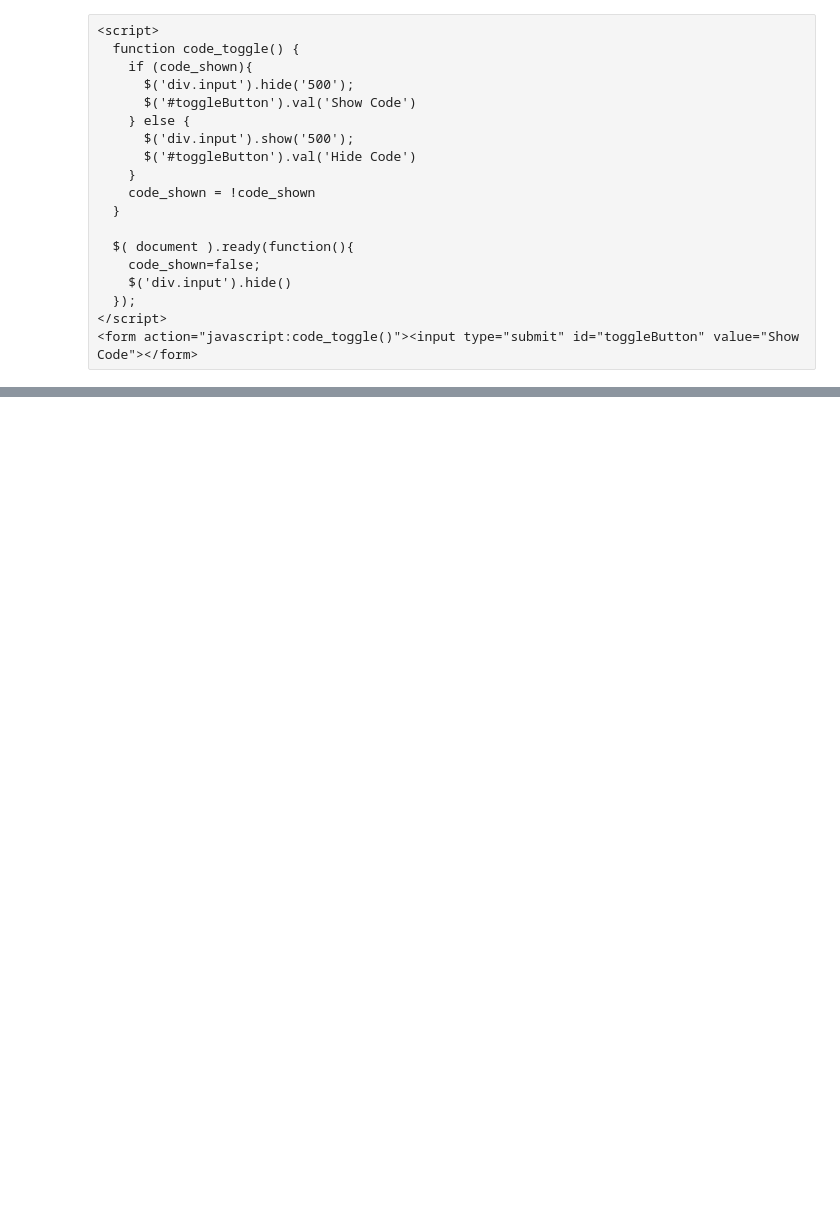
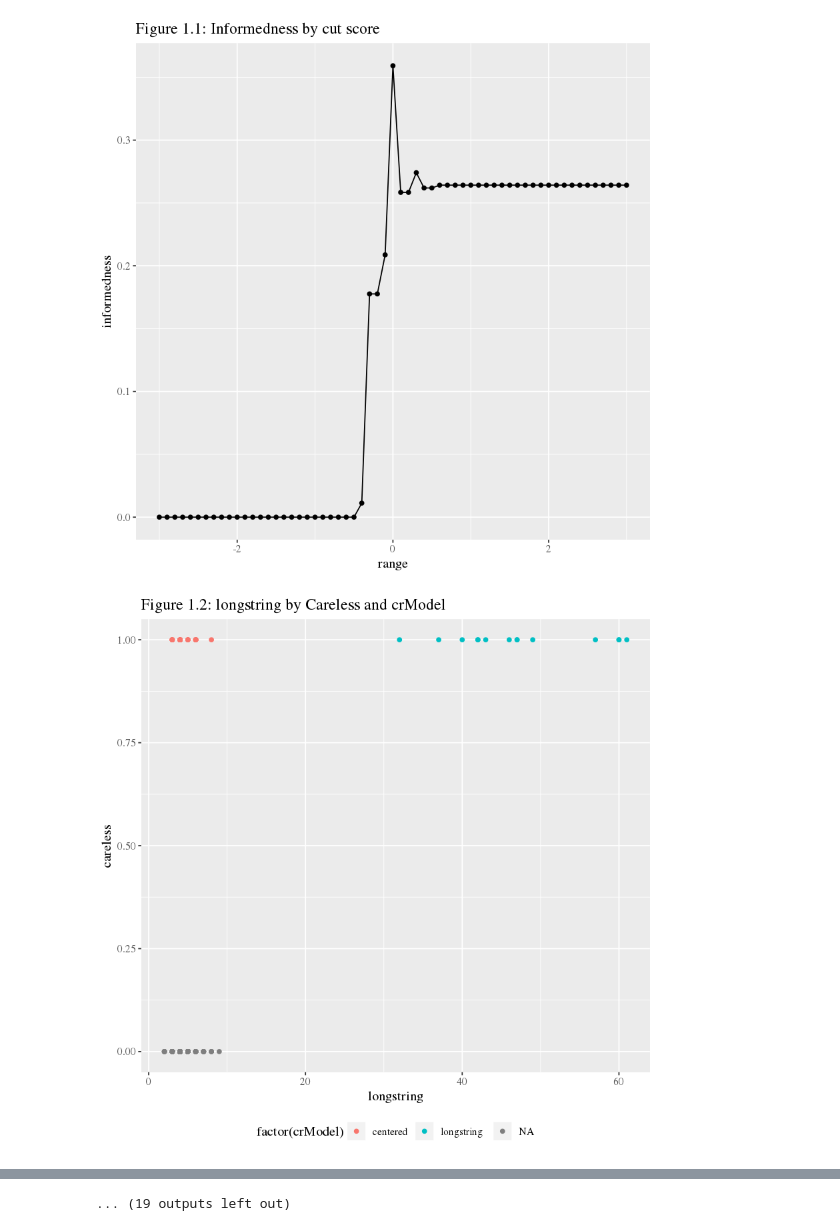
Before and after one commit to ryentes/dissertation, a Jupyter notebook: rdydiss-rq1.ipynb, the cells around one changed output, grey strips where cells are left out. Drawn from its saved outputs; the diff is of its cells as text; code cells hidden in the pictures; blank space fills up the shorter version.

```diff
--- a/rdydiss-rq1.ipynb
+++ b/rdydiss-rq1.ipynb
@@ -1,23 +1,47 @@
-# %% [raw]
-<script>
-  function code_toggle() {
-    if (code_shown){
-      $('div.input').hide('500');
-      $('#toggleButton').val('Show Code')
-    } else {
-      $('div.input').show('500');
-      $('#toggleButton').val('Hide Code')
-    }
-    code_shown = !code_shown
-  }
-
-  $( document ).ready(function(){
-    code_shown=false;
-    $('div.input').hide()
-  });
-</script>
-<form action="javascript:code_toggle()"><input type="submit" id="toggleButton" value="Show Code"></form>
 # %%
 library(rdydisstools)
-loadpackages(c('doParallel', 'foreach', 'logging', 'glue', 'grid', 'gridExtra'))
+loadpackages(c('doParallel', 'foreach', 'logging', 'glue', 'grid', 'gridExtra', 'dplyr', 'ggplot2'))
 nDatasets <- 5
+i <- 1
+# %%
+registerDoParallel(24)
+foreach(i=1:nDatasets, .verbose=FALSE) %dopar% {
+    addHandler(writeToFile, file=glue::glue('~/dissertation/logs/rq1/sim{i}.log'), level='INFO')
+    logstring <- glue::glue('dis.rq1.{i}')
+
+    datasetstring <- glue::glue("data/simsample{i}.RData")
+    logging::loginfo(glue::glue('dataset loaded from data/simsample{i}'), logger=logstring)
+
+
+    load(datasetstring)
+    logging::loginfo(glue::glue('dataframe has been loaded from: {datasetstring}'), logger=logstring)
+
+    hexkey <- read.csv('sourcedata/hexkey.csv', header=FALSE)[1:100]
+    hexkey <- which(hexkey==-1)
+    logging::loginfo(glue::glue('hexaco key has been loaded for reverse coding'), logger=logstring)
+
+    rcdf <- rdydisstools::reverseCode(df[,1:100], hexkey, max=7)
+    logging::loginfo(glue::glue('reverse coded dataframe has been saved to rcdf'), logger=logstring)
+    rcdf <- cbind.data.frame(rcdf, df[,101:102])
+    logging::loginfo(glue::glue('this is probs where it failed.'), logger=logstring)
+
+    ls <- dispatchRQ1(df, what='longstring', from=-3, to=3, by=.1, i=i)
+    logging::loginfo(glue::glue('RQ1 - Longstring returned'), logger=logstring)
+    eo <- dispatchRQ1(rcdf, what="evenodd", factors=rep(10,10), from=-3, to=3, by=.1, i=i)
+    logging::loginfo(glue::glue('RQ1 - EvenOdd returned'), logger=logstring)
+    md <- dispatchRQ1(rcdf, what="mahad", from=-3, to=3, by=.1, i=i)
+    logging::loginfo(glue::glue('RQ1 - mahalanobis returned'), logger=logstring)
+
+    lsJPlot <- plot(ls$informedness, i)
+    lsCRMetricPlot <- plot(ls$metric, 'longstring', i)
+    eoJPlot <- plot(eo$informedness, i)
+    eoCRMetricPlot <- plot(eo$metric, 'evenodd', i)
+    mdJPlot <- plot(md$informedness, i)
+    mdCRMetricPlot <- plot(md$metric, "Mahalanobis", i)
+
+
+    list(lsJPlot, lsCRMetricPlot, eoJPlot, eoCRMetricPlot, mdJPlot, mdCRMetricPlot)
+}
+# %% [output]
+[figure, added]
+[figure, added]
@@ -24 +58,2 @@ nDatasets <- 5
+... (19 outputs left out)
 # %%
```
Also changed, not shown: parts of 10 cells of this notebook.
